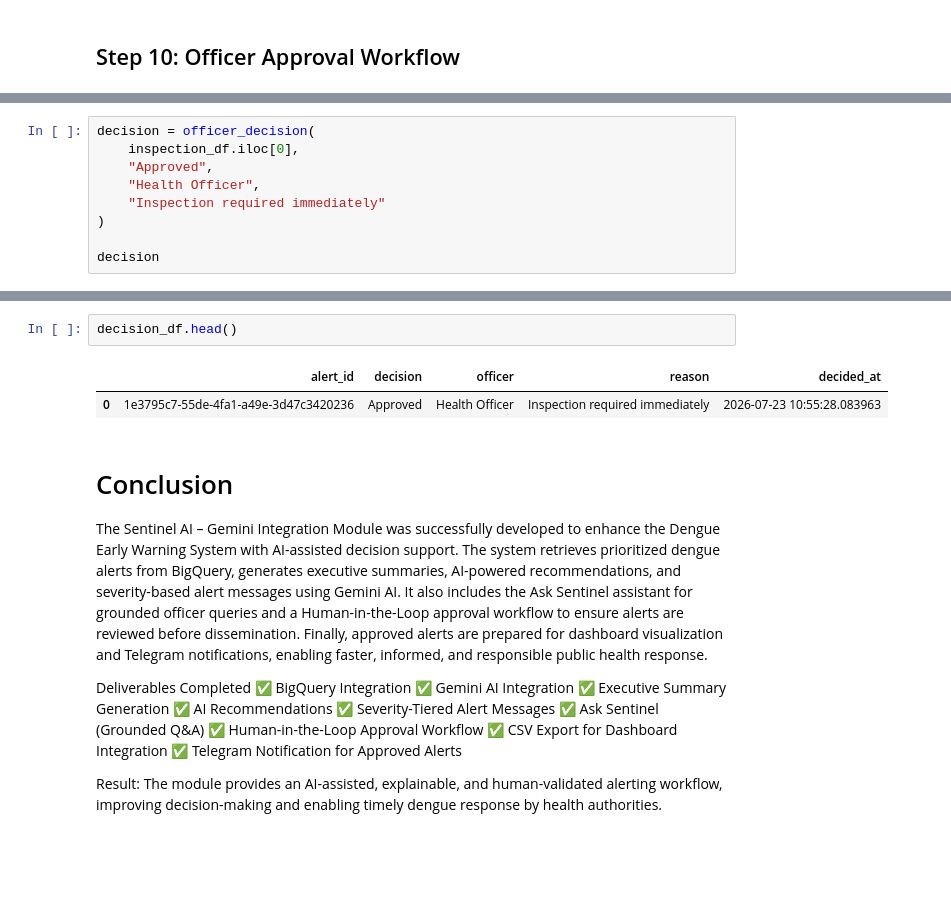
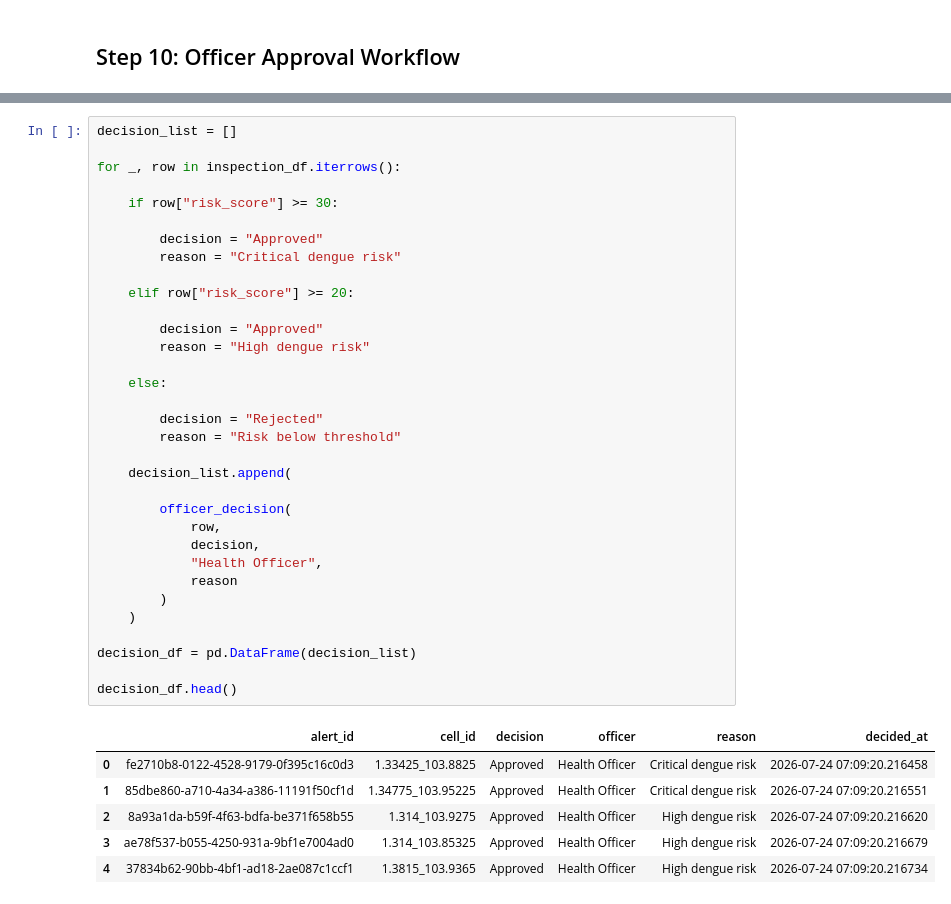
Before and after one commit to edmundzen/dengue-early-warning, a Jupyter notebook: member4_gemini.ipynb, the cells around one changed output, grey strips where cells are left out. Saved outputs shown, nothing was run; the diff lists cells and outputs as text; blank space fills up the shorter version.

```diff
--- a/member4_gemini.ipynb
+++ b/member4_gemini.ipynb
@@ -368,9 +352,0 @@ for _, row in inspection_df.iterrows():
-# %%
-decision = officer_decision(
-    inspection_df.iloc[0],
-    "Approved",
-    "Health Officer",
-    "Inspection required immediately"
-)
-
-decision
@@ -648,22 +353,40 @@ inspection_df.head()
-# %%
-decision_df.head()
-# %% [output]
-|  | alert_id | decision | officer | reason | decided_at |
-| 0 | 1e3795c7-55de-4fa1-a49e-3d47c3420236 | Approved | Health Officer | Inspection required immediately | 2026-07-23 10:55:28.083963 |
-# %% [markdown]
-# Conclusion
-
-The Sentinel AI – Gemini Integration Module was successfully developed to enhance the Dengue Early Warning System with AI-assisted decision support. The system retrieves prioritized dengue alerts from BigQuery, generates executive summaries, AI-powered recommendations, and severity-based alert messages using Gemini AI. It also includes the Ask Sentinel assistant for grounded officer queries and a Human-in-the-Loop approval workflow to ensure alerts are reviewed before dissemination. Finally, approved alerts are prepared for dashboard visualization and Telegram notifications, enabling faster, informed, and responsible public health response.
-
-Deliverables Completed
-✅ BigQuery Integration
-✅ Gemini AI Integration
-✅ Executive Summary Generation
-✅ AI Recommendations
-✅ Severity-Tiered Alert Messages
-✅ Ask Sentinel (Grounded Q&A)
-✅ Human-in-the-Loop Approval Workflow
-✅ CSV Export for Dashboard Integration
-✅ Telegram Notification for Approved Alerts
-
-Result: The module provides an AI-assisted, explainable, and human-validated alerting workflow, improving decision-making and enabling timely dengue response by health authorities.
+# %%
+decision_list = []
+
+for _, row in inspection_df.iterrows():
+
+    if row["risk_score"] >= 30:
+
+        decision = "Approved"
+        reason = "Critical dengue risk"
+
+    elif row["risk_score"] >= 20:
+
+        decision = "Approved"
+        reason = "High dengue risk"
+
+    else:
+
+        decision = "Rejected"
+        reason = "Risk below threshold"
+
+    decision_list.append(
+
+        officer_decision(
+            row,
+            decision,
+            "Health Officer",
+            reason
+        )
+    )
+
+decision_df = pd.DataFrame(decision_list)
+
+decision_df.head()
+# %% [output]
+|  | alert_id | cell_id | decision | officer | reason | decided_at |
+| 0 | fe2710b8-0122-4528-9179-0f395c16c0d3 | 1.33425_103.8825 | Approved | Health Officer | Critical dengue risk | 2026-07-24 07:09:20.216458 |
+| 1 | 85dbe860-a710-4a34-a386-11191f50cf1d | 1.34775_103.95225 | Approved | Health Officer | Critical dengue risk | 2026-07-24 07:09:20.216551 |
+| 2 | 8a93a1da-b59f-4f63-bdfa-be371f658b55 | 1.314_103.9275 | Approved | Health Officer | High dengue risk | 2026-07-24 07:09:20.216620 |
+| 3 | ae78f537-b055-4250-931a-9bf1e7004ad0 | 1.314_103.85325 | Approved | Health Officer | High dengue risk | 2026-07-24 07:09:20.216679 |
+| 4 | 37834b62-90bb-4bf1-ad18-2ae087c1ccf1 | 1.3815_103.9365 | Approved | Health Officer | High dengue risk | 2026-07-24 07:09:20.216734 |
```
Also changed, not shown: parts of 74 cells of this notebook.
